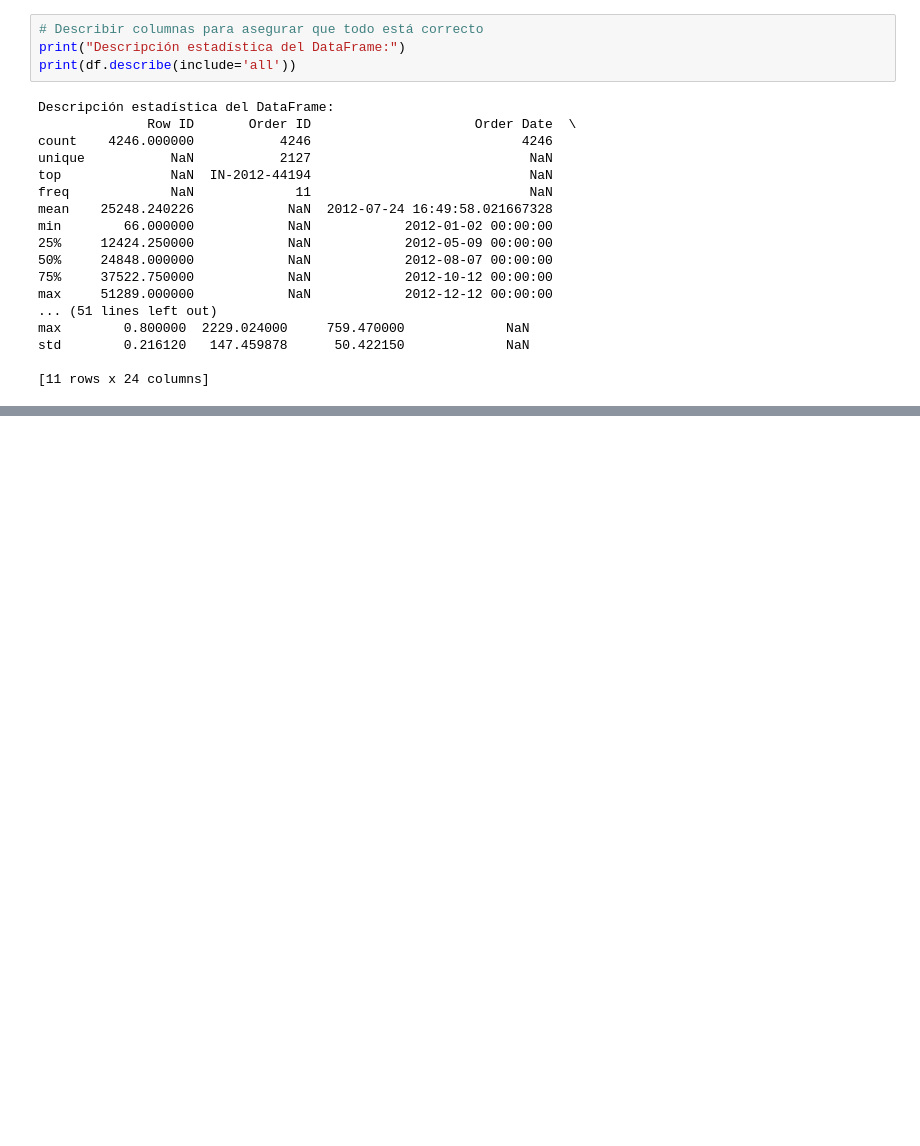
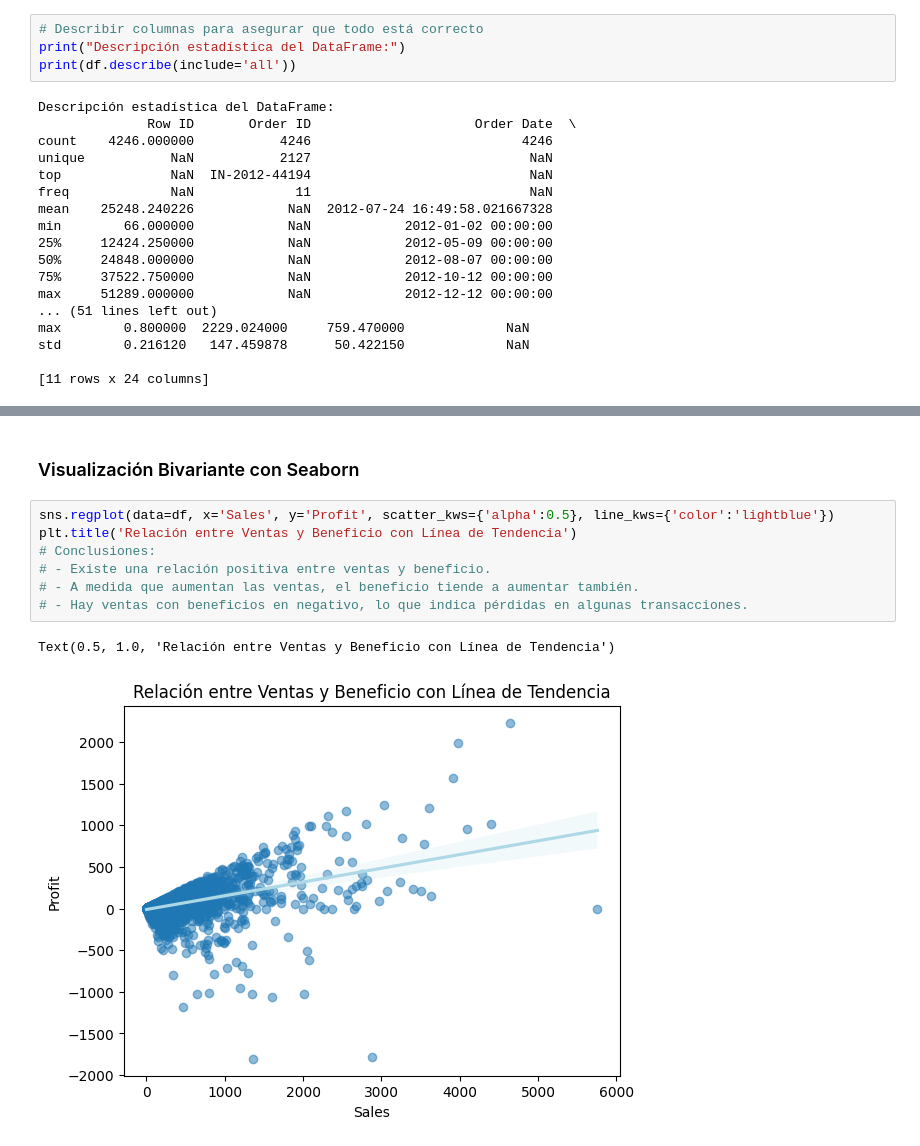
Before and after one commit to josejpgg/Python-UNIR, a Jupyter notebook: src/project_4/visualizacion_datos.ipynb, the cells around one changed output, grey strips where cells are left out. Drawn from its saved outputs; the diff is of its cells as text; blank space fills up the shorter version.

```diff
--- a/src/project_4/visualizacion_datos.ipynb
+++ b/src/project_4/visualizacion_datos.ipynb
@@ -152,0 +158,12 @@ df
+# %% [markdown]
+### Visualización Bivariante con Seaborn
+# %%
+sns.regplot(data=df, x='Sales', y='Profit', scatter_kws={'alpha':0.5}, line_kws={'color':'lightblue'})
+plt.title('Relación entre Ventas y Beneficio con Línea de Tendencia')
+# Conclusiones:
+# - Existe una relación positiva entre ventas y beneficio.
+# - A medida que aumentan las ventas, el beneficio tiende a aumentar también.
+# - Hay ventas con beneficios en negativo, lo que indica pérdidas en algunas transacciones.
+# %% [output]
+Text(0.5, 1.0, 'Relación entre Ventas y Beneficio con Línea de Tendencia')
+[figure, added]
```
Also changed, not shown: parts of 14 cells of this notebook, 1 other file.
